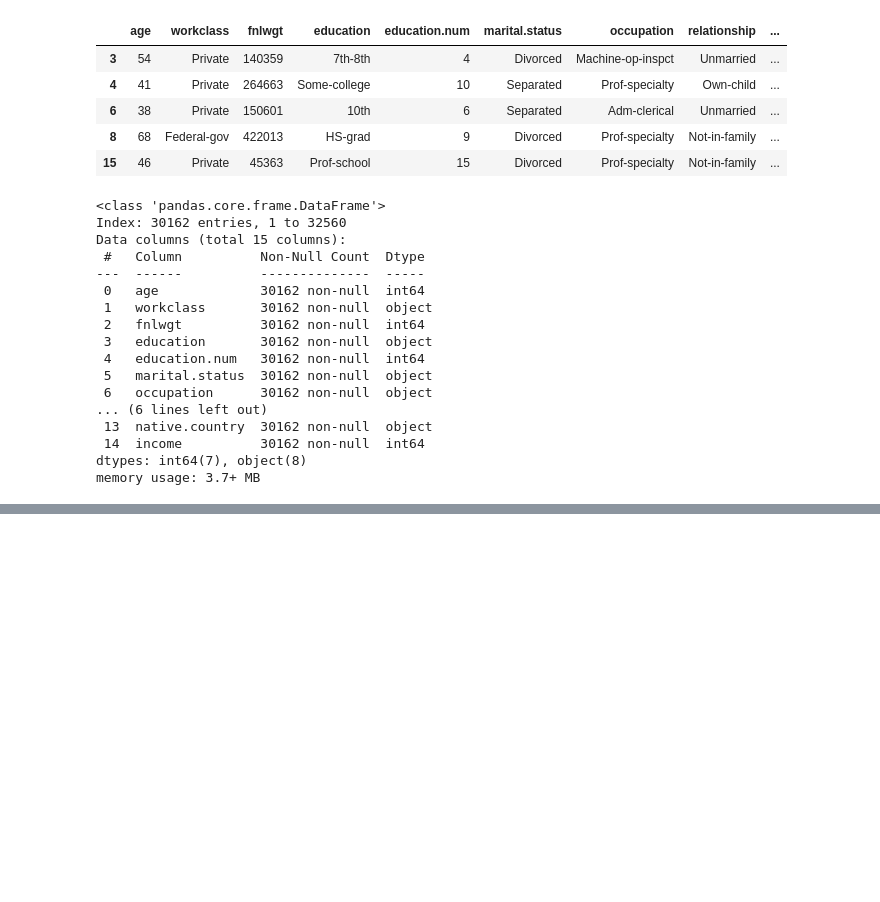
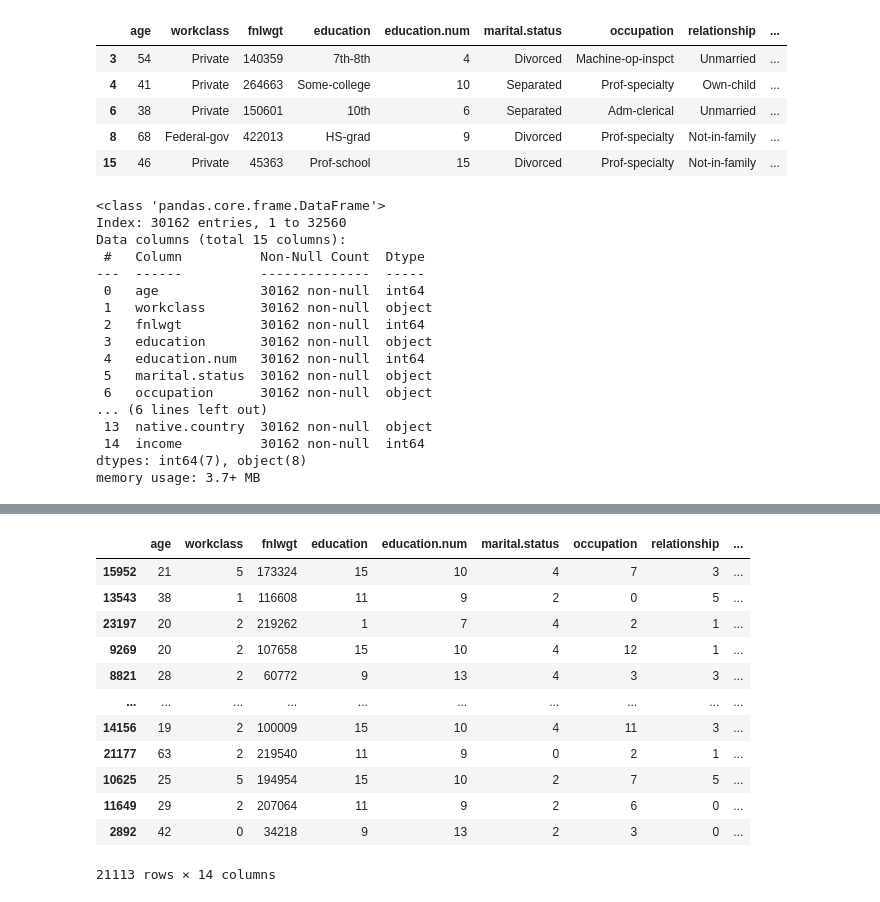
Before and after one commit to bayraktarengin/eurotech_ds, a Jupyter notebook: kaggle/Adult_Income.ipynb, the cells around one changed output, grey strips where cells are left out. Cells and saved outputs as stored; diff of their text form; code cells hidden in the pictures; blank space fills up the shorter version.

```diff
--- a/kaggle/Adult_Income.ipynb
+++ b/kaggle/Adult_Income.ipynb
@@ -367,0 +377,32 @@ plt.legend(fontsize=12)
+# %%
+X = df.drop(['income'], axis=1)
+
+y = df['income']
+# %%
+from sklearn.model_selection import train_test_split
+
+X_train, X_test, y_train, y_test = train_test_split(X, y, test_size = 0.3, random_state = 0)
+# %%
+from sklearn import preprocessing
+
+categorical = ['workclass', 'education', 'marital.status', 'occupation', 'relationship', 'race', 'sex', 'native.country']
+for feature in categorical:
+        le = preprocessing.LabelEncoder()
+        X_train[feature] = le.fit_transform(X_train[feature])
+        X_test[feature] = le.transform(X_test[feature])
+# %%
+X_train
+# %% [output]
+|  | age | workclass | fnlwgt | education | education.num | marital.status | occupation | relationship | ... |
+| 15952 | 21 | 5 | 173324 | 15 | 10 | 4 | 7 | 3 | ... |
+| 13543 | 38 | 1 | 116608 | 11 | 9 | 2 | 0 | 5 | ... |
+| 23197 | 20 | 2 | 219262 | 1 | 7 | 4 | 2 | 1 | ... |
+| 9269 | 20 | 2 | 107658 | 15 | 10 | 4 | 12 | 1 | ... |
+| 8821 | 28 | 2 | 60772 | 9 | 13 | 4 | 3 | 3 | ... |
+| ... | ... | ... | ... | ... | ... | ... | ... | ... | ... |
+| 14156 | 19 | 2 | 100009 | 15 | 10 | 4 | 11 | 3 | ... |
+| 21177 | 63 | 2 | 219540 | 11 | 9 | 0 | 2 | 1 | ... |
+| 10625 | 25 | 5 | 194954 | 15 | 10 | 2 | 7 | 5 | ... |
+| 11649 | 29 | 2 | 207064 | 11 | 9 | 2 | 6 | 0 | ... |
+| 2892 | 42 | 0 | 34218 | 9 | 13 | 2 | 3 | 0 | ... |
+21113 rows × 14 columns
```
Also changed, not shown: parts of 10 cells of this notebook.
